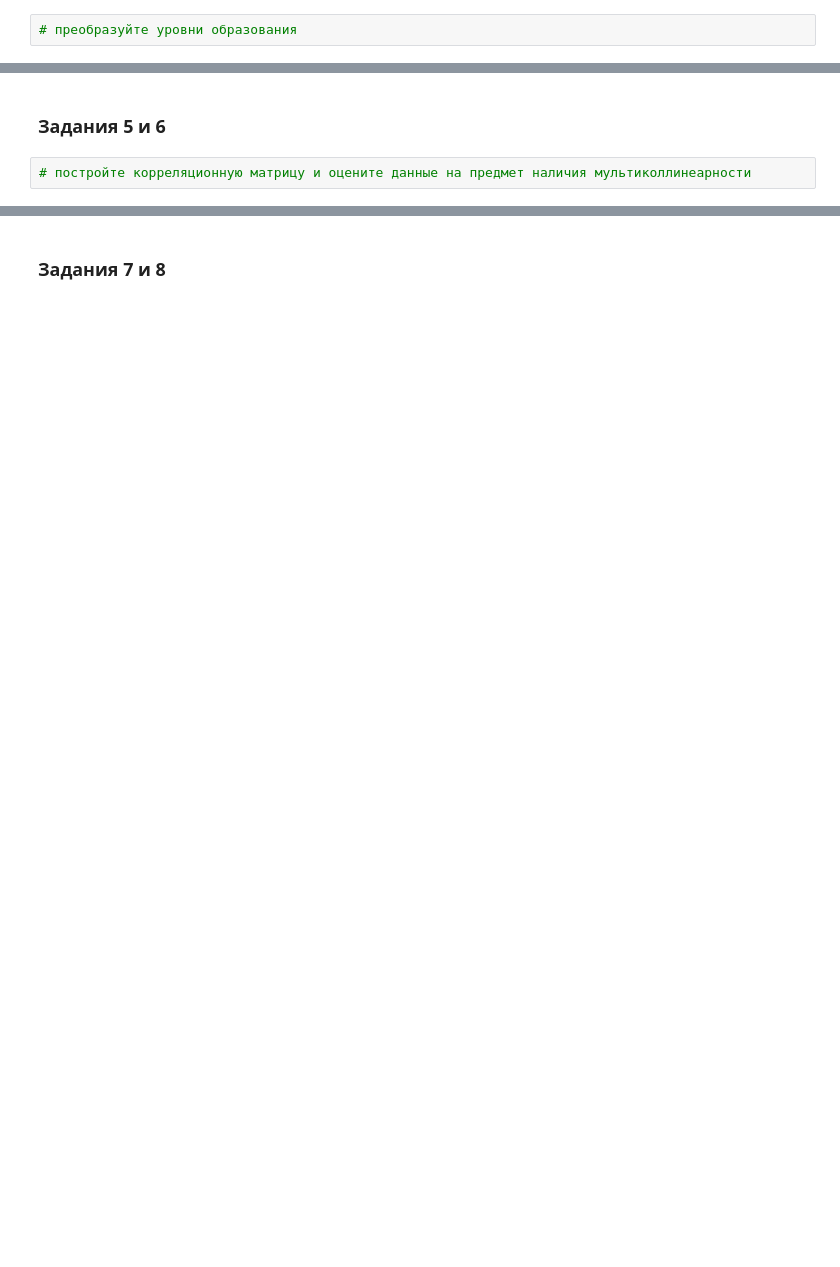
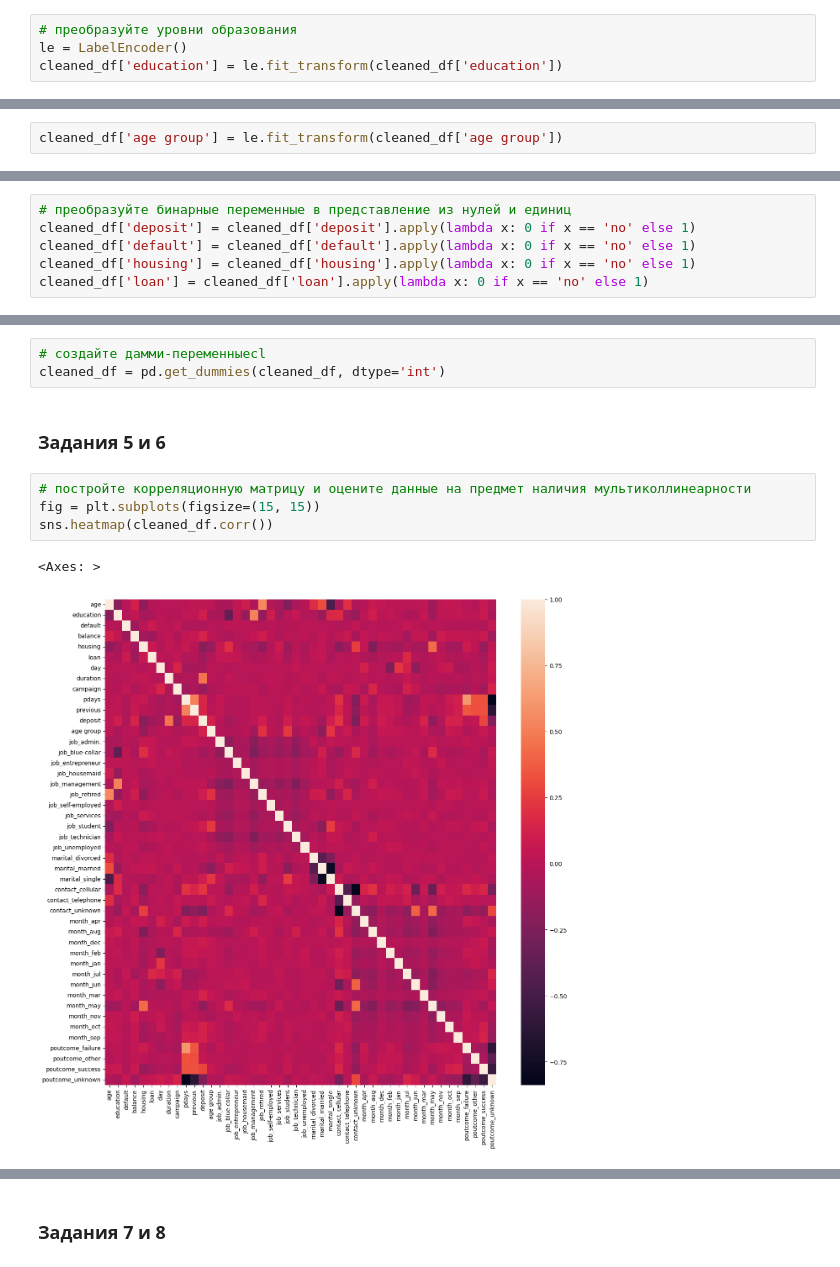
Before and after one commit to DenisBaburin/ds_school_148, a Jupyter notebook: DS_school/Projects/PROJECT-4_Задача классификации/Project_4_ML.ipynb, the cells around one changed output, grey strips where cells are left out. Drawn from its saved outputs; the diff is of its cells as text; blank space fills up the shorter version.

```diff
--- a/DS_school/Projects/PROJECT-4_Задача классификации/Project_4_ML.ipynb
+++ b/DS_school/Projects/PROJECT-4_Задача классификации/Project_4_ML.ipynb
@@ -311,3 +311,5 @@ sns.heatmap(pd.crosstab([cleaned_df['marital'], cleaned_df['education']], cleane
 ### Задание 1
 # %%
 # преобразуйте уровни образования
+le = LabelEncoder()
+cleaned_df['education'] = le.fit_transform(cleaned_df['education'])
@@ -314,2 +320,4 @@ sns.heatmap(pd.crosstab([cleaned_df['marital'], cleaned_df['education']], cleane
+# %%
+cleaned_df['age group'] = le.fit_transform(cleaned_df['age group'])
 # %% [markdown]
 ### Задания 2 и 3
@@ -317,0 +324,6 @@ sns.heatmap(pd.crosstab([cleaned_df['marital'], cleaned_df['education']], cleane
+# %%
+# преобразуйте бинарные переменные в представление из нулей и единиц
+cleaned_df['deposit'] = cleaned_df['deposit'].apply(lambda x: 0 if x == 'no' else 1)
+cleaned_df['default'] = cleaned_df['default'].apply(lambda x: 0 if x == 'no' else 1)
+cleaned_df['housing'] = cleaned_df['housing'].apply(lambda x: 0 if x == 'no' else 1)
+cleaned_df['loan'] = cleaned_df['loan'].apply(lambda x: 0 if x == 'no' else 1)
@@ -322,4 +340,12 @@ sns.heatmap(pd.crosstab([cleaned_df['marital'], cleaned_df['education']], cleane
+# %%
+# создайте дамми-переменныеcl
+cleaned_df = pd.get_dummies(cleaned_df, dtype='int')
 # %% [markdown]
 ### Задания 5 и 6
 # %%
 # постройте корреляционную матрицу и оцените данные на предмет наличия мультиколлинеарности
+fig = plt.subplots(figsize=(15, 15))
+sns.heatmap(cleaned_df.corr())
+# %% [output]
+<Axes: >
+[figure, added]
```
Also changed, not shown: parts of 13 cells of this notebook.
